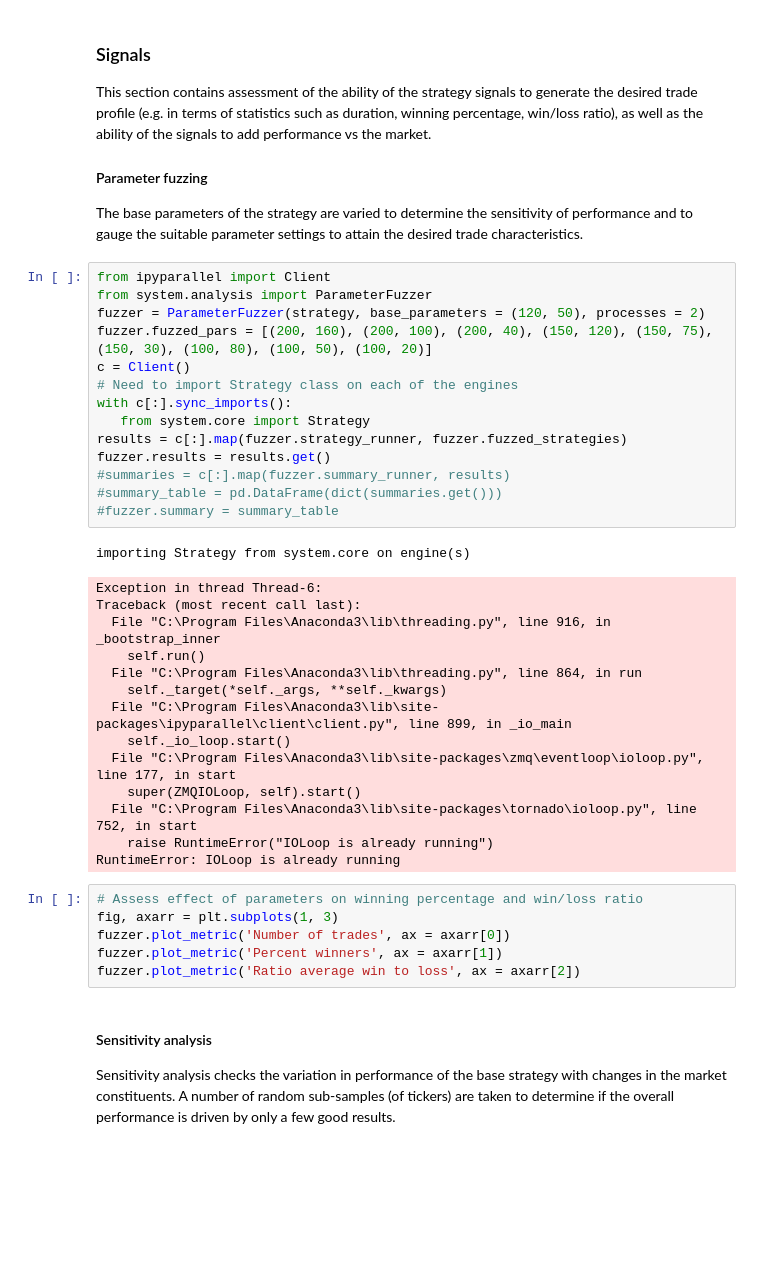
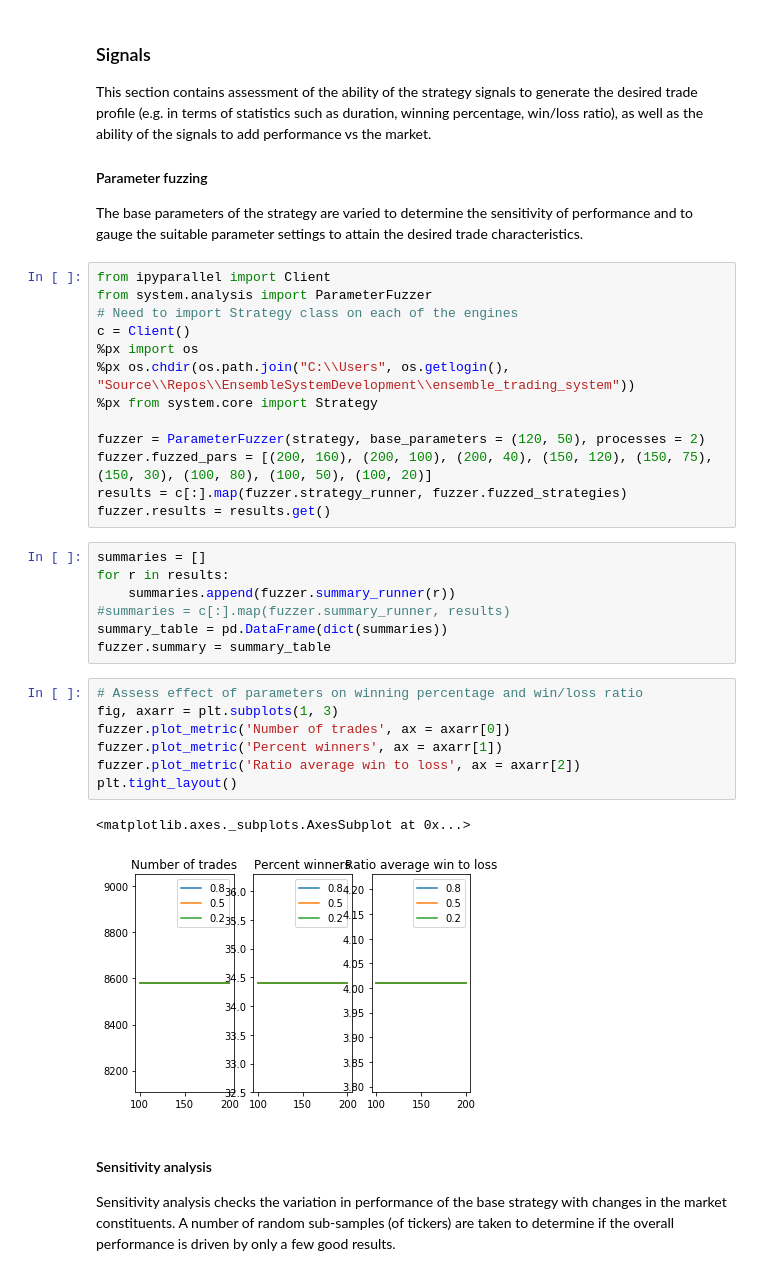
Before and after one commit to chetanmehra/EnsembleSystemDevelopment, a Jupyter notebook: EMA cross analysis.ipynb, the cells around one changed output. Saved outputs shown, nothing was run; the diff lists cells and outputs as text; blank space fills up the shorter version.

```diff
--- a/EMA cross analysis.ipynb
+++ b/EMA cross analysis.ipynb
@@ -65,38 +86,33 @@ The base parameters of the strategy are varied to determine the sensitivity of p
 # %%
 from ipyparallel import Client
 from system.analysis import ParameterFuzzer
+# Need to import Strategy class on each of the engines
+c = Client()
+%px import os
+%px os.chdir(os.path.join("C:\\Users", os.getlogin(), "Source\\Repos\\EnsembleSystemDevelopment\\ensemble_trading_system"))
+%px from system.core import Strategy
+
 fuzzer = ParameterFuzzer(strategy, base_parameters = (120, 50), processes = 2)
 fuzzer.fuzzed_pars = [(200, 160), (200, 100), (200, 40), (150, 120), (150, 75), (150, 30), (100, 80), (100, 50), (100, 20)]
-c = Client()
-# Need to import Strategy class on each of the engines
-with c[:].sync_imports():
-   from system.core import Strategy
 results = c[:].map(fuzzer.strategy_runner, fuzzer.fuzzed_strategies)
 fuzzer.results = results.get()
-#summaries = c[:].map(fuzzer.summary_runner, results)
-#summary_table = pd.DataFrame(dict(summaries.get()))
-#fuzzer.summary = summary_table
-# %% [output]
-importing Strategy from system.core on engine(s)
-Exception in thread Thread-6:
-Traceback (most recent call last):
-  File "C:\Program Files\Anaconda3\lib\threading.py", line 916, in _bootstrap_inner
-    self.run()
-  File "C:\Program Files\Anaconda3\lib\threading.py", line 864, in run
-    self._target(*self._args, **self._kwargs)
-  File "C:\Program Files\Anaconda3\lib\site-packages\ipyparallel\client\client.py", line 899, in _io_main
-    self._io_loop.start()
-  File "C:\Program Files\Anaconda3\lib\site-packages\zmq\eventloop\ioloop.py", line 177, in start
-    super(ZMQIOLoop, self).start()
-  File "C:\Program Files\Anaconda3\lib\site-packages\tornado\ioloop.py", line 752, in start
-    raise RuntimeError("IOLoop is already running")
-RuntimeError: IOLoop is already running
+# %%
+summaries = []
+for r in results:
+    summaries.append(fuzzer.summary_runner(r))
+#summaries = c[:].map(fuzzer.summary_runner, results)
+summary_table = pd.DataFrame(dict(summaries))
+fuzzer.summary = summary_table
 # %%
 # Assess effect of parameters on winning percentage and win/loss ratio
 fig, axarr = plt.subplots(1, 3)
 fuzzer.plot_metric('Number of trades', ax = axarr[0])
 fuzzer.plot_metric('Percent winners', ax = axarr[1])
 fuzzer.plot_metric('Ratio average win to loss', ax = axarr[2])
+plt.tight_layout()
+# %% [output]
+<matplotlib.axes._subplots.AxesSubplot at 0x...>
+[figure, added]
 # %% [markdown]
 #### Sensitivity analysis
 Sensitivity analysis checks the variation in performance of the base strategy with changes in the market constituents. A number of random sub-samples (of tickers) are taken to determine if the overall performance is driven by only a few good results.
```
Also changed, not shown: parts of 2 cells of this notebook, 15 other files.
